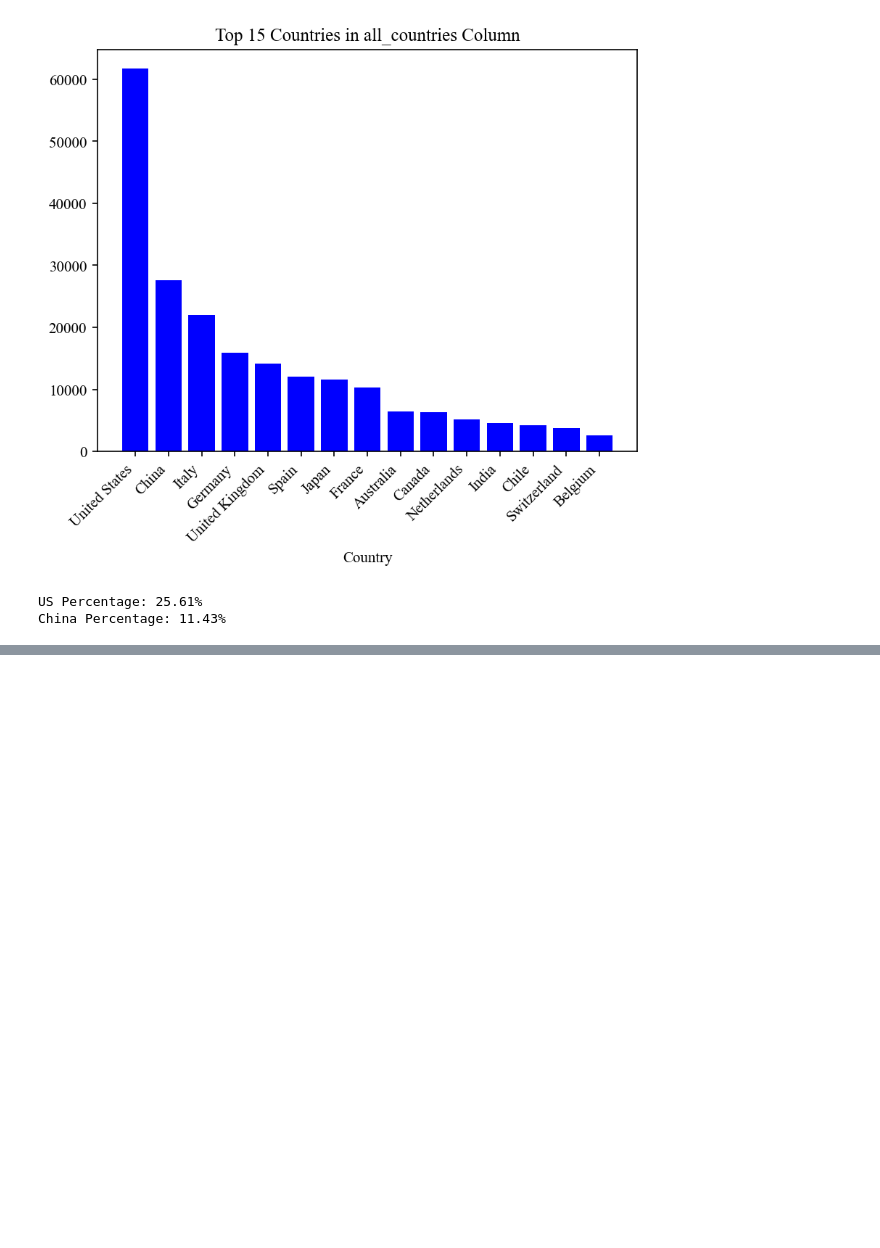
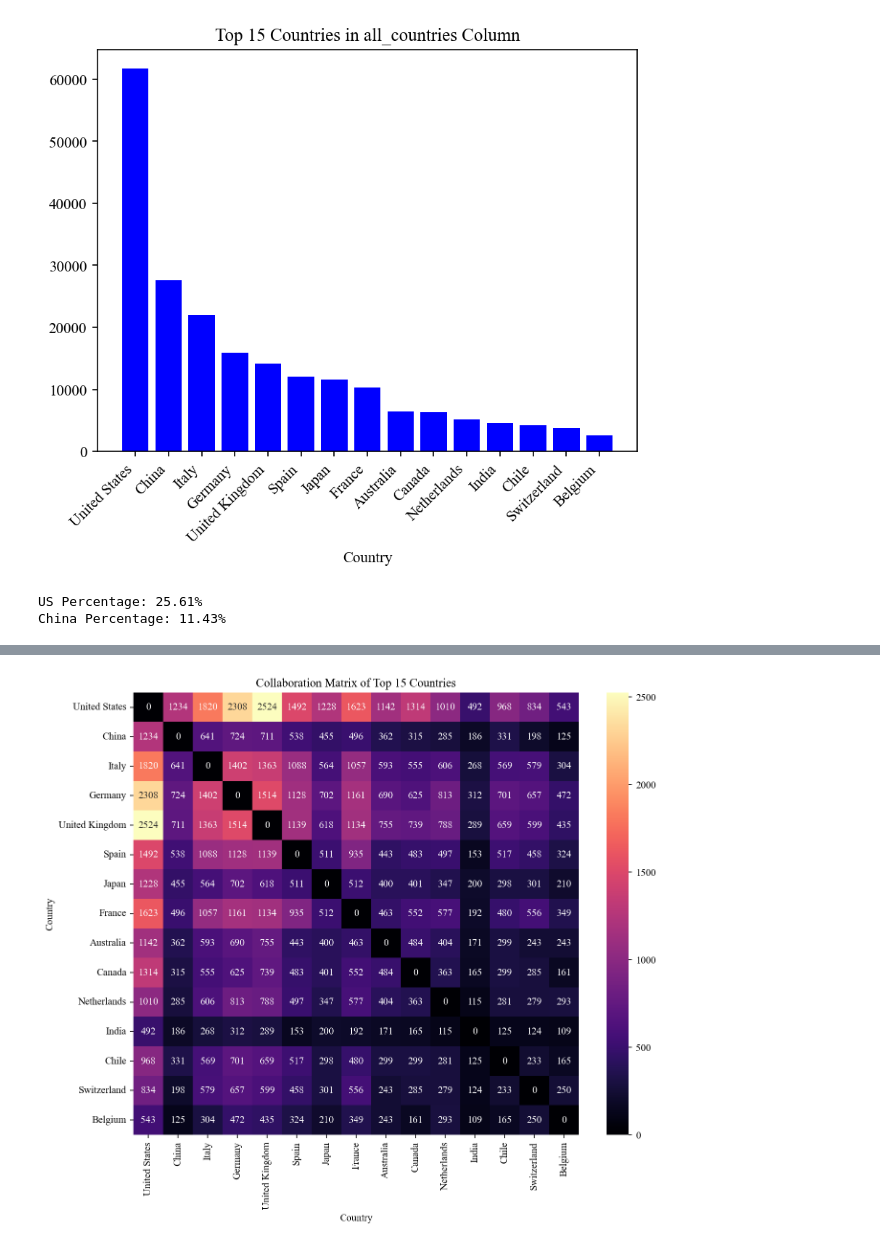
Before and after one commit to romms921/arXiver, a Jupyter notebook: paper_sections/collaboration.ipynb, the cells around one changed output, grey strips where cells are left out. Saved outputs shown, nothing was run; the diff lists cells and outputs as text; code cells hidden in the pictures; blank space fills up the shorter version.

Commit message:
added heat map of collaboration

```diff
--- a/paper_sections/collaboration.ipynb
+++ b/paper_sections/collaboration.ipynb
@@ -478,0 +507,18 @@ Text(0.5, 0, 'Country')
+# %%
+# Collaboration between countries in 'all_countries' column
+collaboration_counts = {}
+for countries in data['all_countries']:
+    unique_countries = set(countries)
+    country_list = list(unique_countries)
+    n = len(country_list)
+    for i in range(n):
+        for j in range(i + 1, n):
+            pair = tuple(sorted([country_list[i], country_list[j]]))
+            if pair in collaboration_counts:
+                collaboration_counts[pair] += 1
+            else:
+                collaboration_counts[pair] = 1
+# Display top 10 collaborations
+top_collaborations = sorted(collaboration_counts.items(), key=lambda x: x[1], reverse=True)[:10]
+for pair, count in top_collaborations:
+    print(f"{pair[0]} - {pair[1]}: {count}")
@@ -478,0 +536,32 @@ Text(0.5, 0, 'Country')
+# %%
+# Confusion Matrix like plot of the top 15 versus top 15 countries in 'all_countries' column with each cell having the number of collaborations between the two countries
+import seaborn as sns
+from collections import Counter
+# Get top 15 countries
+country_counter = Counter()
+for countries in data['all_countries']:
+    for country in countries:
+        country_counter[country] += 1
+top_15 = [country for country, count in country_counter.most_common(15)]
+# Initialize collaboration matrix
+collab_matrix = pd.DataFrame(0, index=top_15, columns=top_15)
+# Populate the matrix
+for countries in data['all_countries']:
+    unique_countries = set(countries)
+    filtered_countries = [c for c in unique_countries if c in top_15]
+    n = len(filtered_countries)
+    for i in range(n):
+        for j in range(i + 1, n):
+            c1 = filtered_countries[i]
+            c2 = filtered_countries[j]
+            collab_matrix.at[c1, c2] += 1
+            collab_matrix.at[c2, c1] += 1
+# Plot the heatmap
+plt.figure(figsize=(10, 8))
+sns.heatmap(collab_matrix, annot=True, fmt='d', cmap='magma')
+plt.title('Collaboration Matrix of Top 15 Countries')
+plt.xlabel('Country')
+plt.ylabel('Country')
+plt.show()
+# %% [output]
+[figure, added]
```
Also changed, not shown: parts of 6 cells of this notebook, 1 other file.
